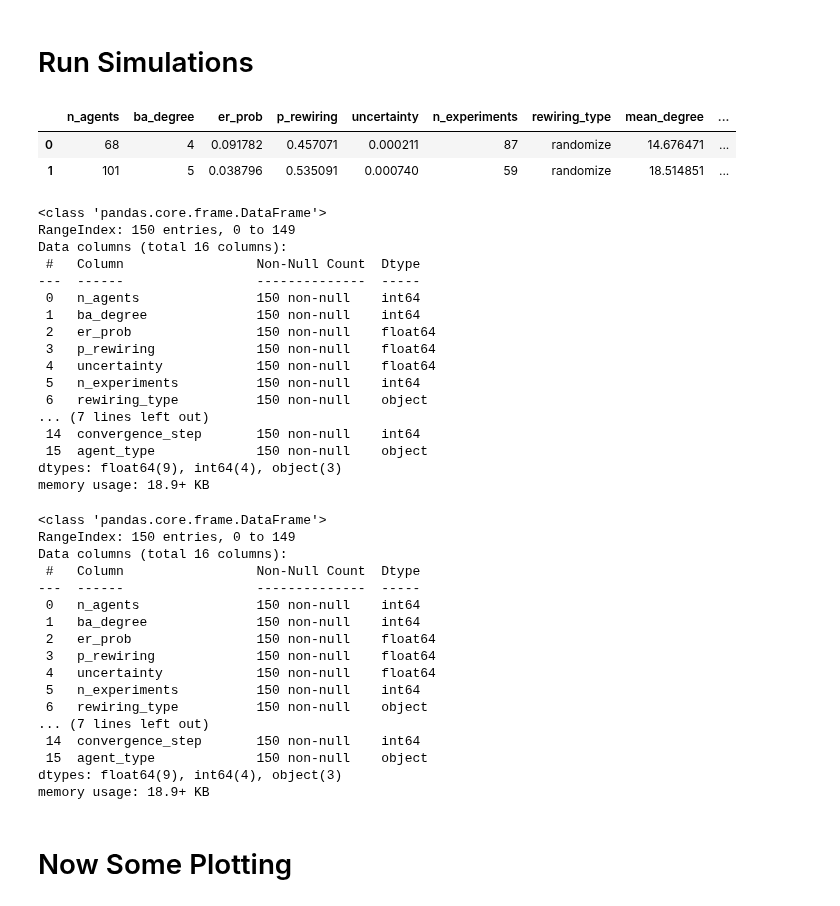
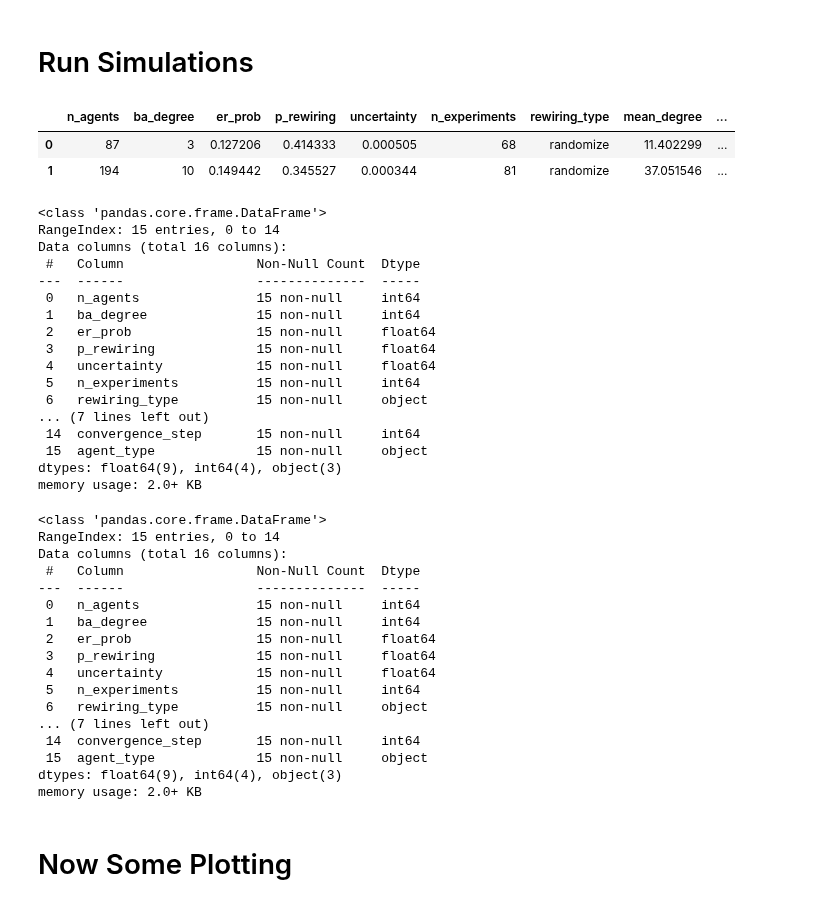
Before and after one commit to MNoichl/network_epistemology_playground, a Jupyter notebook: cleaned_files/simulations_artifnet_clean.ipynb, the cells around one changed output. Cells and saved outputs as stored; diff of their text form; code cells hidden in the pictures.

```diff
--- a/cleaned_files/simulations_artifnet_clean.ipynb
+++ b/cleaned_files/simulations_artifnet_clean.ipynb
@@ -75,10 +75,10 @@ def generate_parameters(n,rewiring_type='randomize',network_type='ba'):
             if network_type=='ba':
                 G = nx.to_directed(nx.barabasi_albert_graph(n_agents, ba_degree))
                 #G = directed_barabasi_albert_graph(nx.barabasi_albert_graph(n_agents, ba_degree))
-                network = randomize_network_v2(G, p_rewiring=p_rewiring)
+                network = randomize_network(G, p_rewiring=p_rewiring)
             if network_type=='sf':
                 G = convert_multidigraph_to_digraph(nx.scale_free_graph(n_agents))
-                network = randomize_network_v2(G, p_rewiring=p_rewiring)
+                network = randomize_network(G, p_rewiring=p_rewiring)
             if network_type=='ws':
                 network=nx.watts_strogatz_graph(n_agents, ba_degree, p=p_rewiring, seed=None)
         # Calculate the mean degree of each node
@@ -184,19 +184,19 @@ def run_simulations(param_list, number_of_steps=10000,agent_type="bayes"):
 # %%
 # Test Simulation
 parameter_dictionaries = generate_parameters(2,rewiring_type='randomize',network_type='ba')  # Generate parameter dictionaries
 #print(parameter_dictionaries)
 test_results_df = run_simulations(parameter_dictionaries, number_of_steps=10000, agent_type="bayes")
-test_results_df.to_csv('test_results_df.csv', index=False)
+test_results_df.to_csv('./results_data/test_results_df.csv', index=False)
 test_results_df.head()
 # %% [output]
 |  | n_agents | ba_degree | er_prob | p_rewiring | uncertainty | n_experiments | rewiring_type | mean_degree | ... |
-| 0 | 68 | 4 | 0.091782 | 0.457071 | 0.000211 | 87 | randomize | 14.676471 | ... |
-| 1 | 101 | 5 | 0.038796 | 0.535091 | 0.000740 | 59 | randomize | 18.514851 | ... |
+| 0 | 87 | 3 | 0.127206 | 0.414333 | 0.000505 | 68 | randomize | 11.402299 | ... |
+| 1 | 194 | 10 | 0.149442 | 0.345527 | 0.000344 | 81 | randomize | 37.051546 | ... |
 # %%
 # Bayes Agent
 do_initial_simulation = True
 if do_initial_simulation:
-    n_sims = 50 # this is for each type of rewiring
+    n_sims = 5 # this is for each type of rewiring
     bayes_results_df = pd.DataFrame(columns=test_results_df.columns)
     for rewiring_type in ['randomize']:
         for type_of_network in ['ba','sf','ws']:
@@ -206,9 +206,9 @@ if do_initial_simulation:
                                           agent_type="bayes")
             bayes_results_df = pd.concat([bayes_results_df, results_df1], ignore_index=True)
 
-    bayes_results_df.to_csv('bayesagent_results_df.csv', index=False)
+    bayes_results_df.to_csv('./results_data/bayesagent_results_df.csv', index=False)
 
-saved_bayes_results_df = pd.read_csv('bayesagent_results_df.csv')
+saved_bayes_results_df = pd.read_csv('./results_data/bayesagent_results_df.csv')
 
 add_simulations = False
 if add_simulations:
@@ -222,34 +222,34 @@ if add_simulations:
                                           agent_type="bayes")
             bayes_results_df = pd.concat([bayes_results_df, results_df1], ignore_index=True)
     bayes_results_df = pd.concat([saved_bayes_results_df, bayes_results_df], ignore_index=True)
-    bayes_results_df.to_csv('bayesagent_results_df.csv', index=False)
+    bayes_results_df.to_csv('./results_data/bayesagent_results_df.csv', index=False)
 else:
     bayes_results_df=saved_bayes_results_df
 
 bayes_results_df.info()
 # %% [output]
 <class 'pandas.core.frame.DataFrame'>
-RangeIndex: 150 entries, 0 to 149
+RangeIndex: 15 entries, 0 to 14
 Data columns (total 16 columns):
  #   Column                 Non-Null Count  Dtype
 ---  ------                 --------------  -----
- 0   n_agents               150 non-null    int64
- 1   ba_degree              150 non-null    int64
- 2   er_prob                150 non-null    float64
- 3   p_rewiring             150 non-null    float64
- 4   uncertainty            150 non-null    float64
- 5   n_experiments          150 non-null    int64
- 6   rewiring_type          150 non-null    object
+ 0   n_agents               15 non-null     int64
+ 1   ba_degree              15 non-null     int64
+ 2   er_prob                15 non-null     float64
+ 3   p_rewiring             15 non-null     float64
+ 4   uncertainty            15 non-null     float64
+ 5   n_experiments          15 non-null     int64
+ 6   rewiring_type          15 non-null     object
 ... (7 lines left out)
- 14  convergence_step       150 non-null    int64
- 15  agent_type             150 non-null    object
+ 14  convergence_step       15 non-null     int64
+ 15  agent_type             15 non-null     object
 dtypes: float64(9), int64(4), object(3)
-memory usage: 18.9+ KB
+memory usage: 2.0+ KB
 # %%
 # Beta Agent
 do_initial_simulation = True
 if do_initial_simulation:
-    n_sims = 50
+    n_sims = 5
     beta_results_df = pd.DataFrame(columns=test_results_df.columns)
     for rewiring_type in ['randomize']:
         for type_of_network in ['ba','sf','ws']:
@@ -259,9 +259,9 @@ if do_initial_simulation:
                                           number_of_steps=10000, agent_type="beta")
             beta_results_df = pd.concat([beta_results_df, results_df1], ignore_index=True)
 
-    beta_results_df.to_csv('betaagent_results_df.csv', index=False)
+    beta_results_df.to_csv('./results_data/betaagent_results_df.csv', index=False)
 
-saved_beta_results_df = pd.read_csv('betaagent_results_df.csv')
+saved_beta_results_df = pd.read_csv('./results_data/betaagent_results_df.csv')
 
 add_simulations = False
 if add_simulations:
@@ -276,29 +276,29 @@ if add_simulations:
             beta_results_df = pd.concat([beta_results_df, results_df1], ignore_index=True)
 
     beta_results_df = pd.concat([saved_beta_results_df, beta_results_df], ignore_index=True)
-    beta_results_df.to_csv('betaagent_results_df.csv', index=False)
+    beta_results_df.to_csv('./results_data/betaagent_results_df.csv', index=False)
 else:
     beta_results_df = saved_beta_results_df
 
 beta_results_df.info()
 # %% [output]
 <class 'pandas.core.frame.DataFrame'>
-RangeIndex: 150 entries, 0 to 149
+RangeIndex: 15 entries, 0 to 14
 Data columns (total 16 columns):
  #   Column                 Non-Null Count  Dtype
 ---  ------                 --------------  -----
- 0   n_agents               150 non-null    int64
- 1   ba_degree              150 non-null    int64
- 2   er_prob                150 non-null    float64
- 3   p_rewiring             150 non-null    float64
- 4   uncertainty            150 non-null    float64
- 5   n_experiments          150 non-null    int64
- 6   rewiring_type          150 non-null    object
+ 0   n_agents               15 non-null     int64
+ 1   ba_degree              15 non-null     int64
+ 2   er_prob                15 non-null     float64
+ 3   p_rewiring             15 non-null     float64
+ 4   uncertainty            15 non-null     float64
+ 5   n_experiments          15 non-null     int64
+ 6   rewiring_type          15 non-null     object
 ... (7 lines left out)
- 14  convergence_step       150 non-null    int64
- 15  agent_type             150 non-null    object
+ 14  convergence_step       15 non-null     int64
+ 15  agent_type             15 non-null     object
 dtypes: float64(9), int64(4), object(3)
-memory usage: 18.9+ KB
+memory usage: 2.0+ KB
 # %% [markdown]
 # Now Some Plotting
 # %%
```
Also changed, not shown: parts of 12 cells of this notebook, 5 other files.
